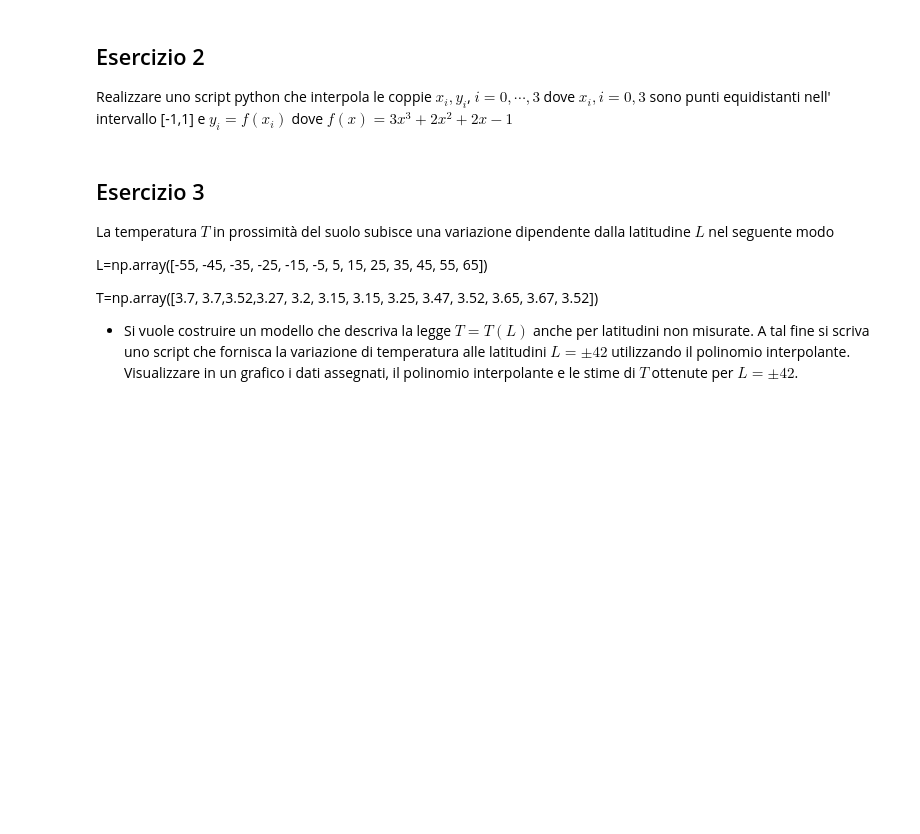
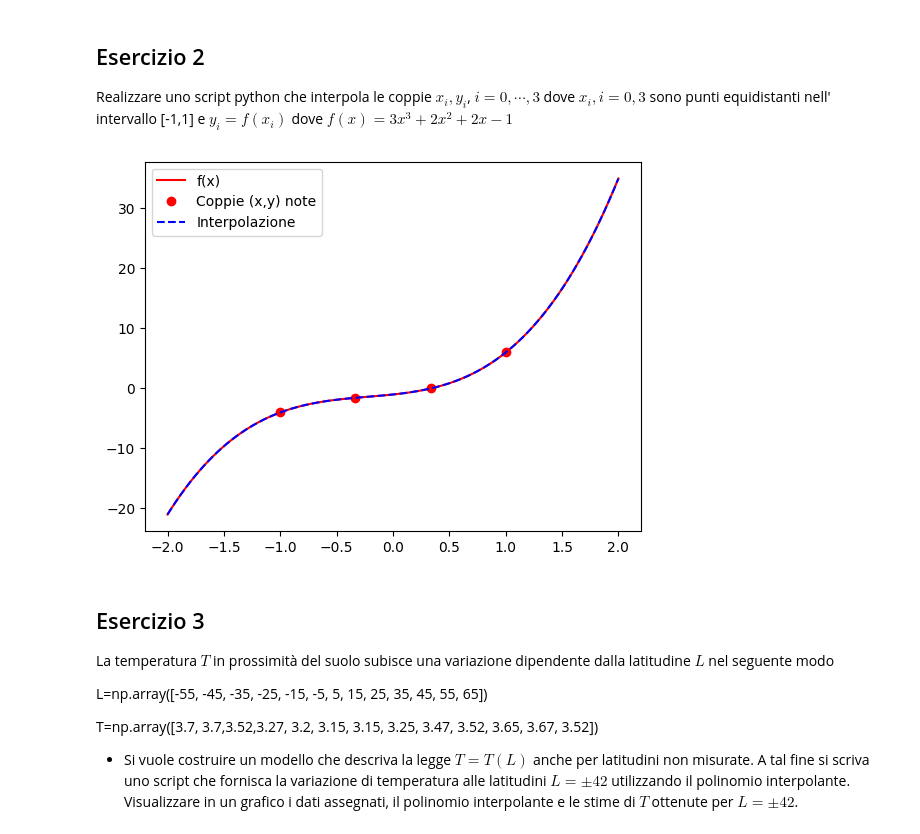
Before and after one commit to lspita/unibo-metodi-numerici-ia, a Jupyter notebook: lab12/ESercitazione_12.ipynb, the cells around one changed output. Cells and saved outputs as stored; diff of their text form; code cells hidden in the pictures; blank space fills up the shorter version.

```diff
--- a/lab12/ESercitazione_12.ipynb
+++ b/lab12/ESercitazione_12.ipynb
@@ -190,6 +237,20 @@ alle funzioni assegnate.
 ## Esercizio 2
 Realizzare uno script python che interpola le coppie $x_i,y_i$, $i=0,\cdots,3$
 dove $x_i,i=0,3$ sono punti equidistanti nell' intervallo [-1,1] e $y_i=f(x_i)$ dove $f(x)=3x^3+2x^2+2x-1$
+# %%
+f = lambda x: 3*x**3 +2*x**2 +2*x -1
+x = np.linspace(-1, 1, 4)
+y = f(x)
+xx = np.linspace(-2, 2, 100)
+yy = InterpL(x, y, xx)
+
+plt.plot(xx, f(xx), "r-", label="f(x)")
+plt.plot(x, y, "ro", label="Coppie (x,y) note")
+plt.plot(xx, yy, "b--", label="Interpolazione")
+plt.legend()
+plt.show()
+# %% [output]
+[figure, added]
 # %% [markdown]
 ## Esercizio 3
 
```
Also changed, not shown: parts of 3 cells of this notebook.
